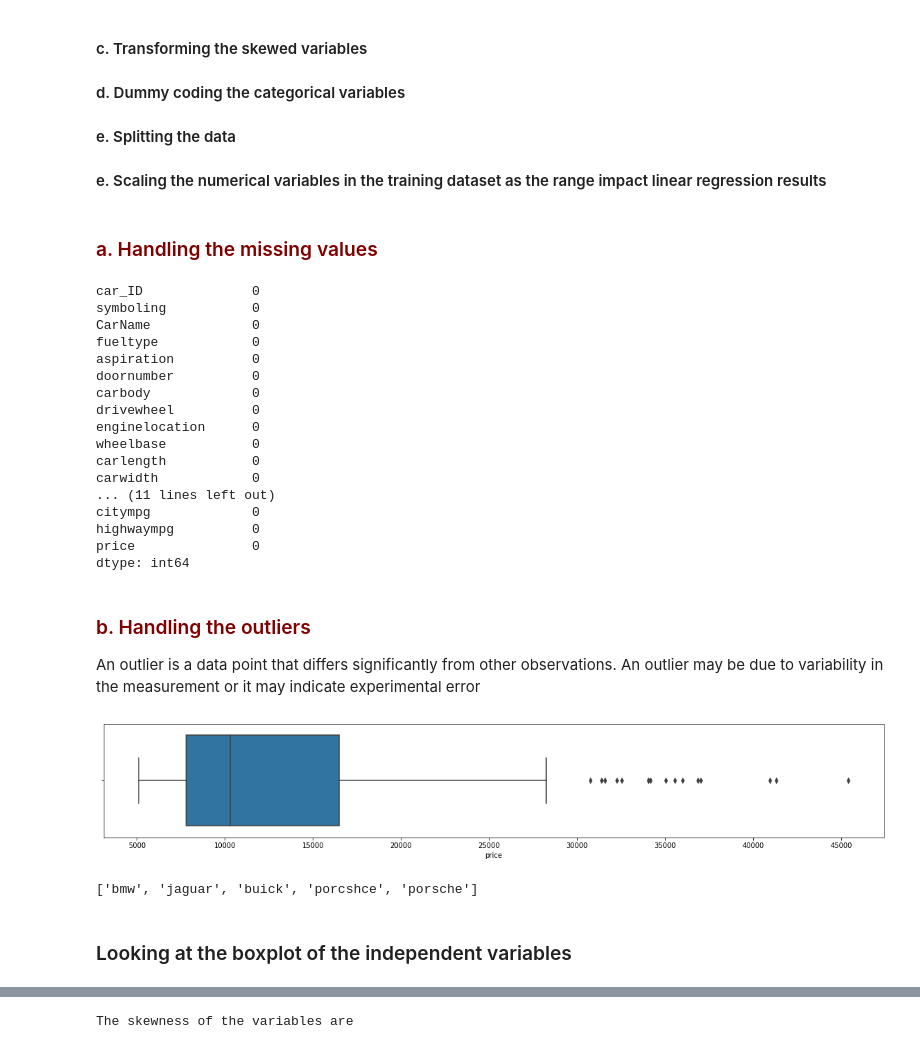
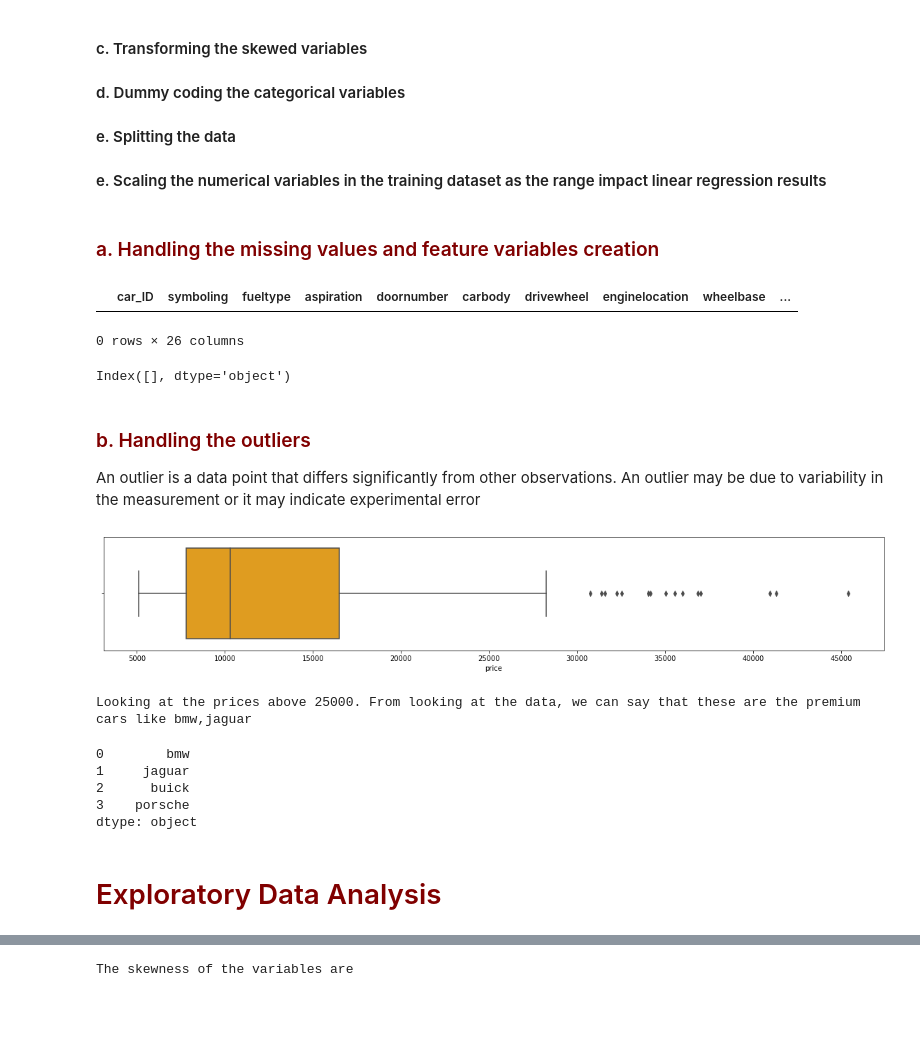
Before and after one commit to HarishPatlolla/Car-price-prediction-using--Ridge-Regression---Lasso-Regression--OLS, a Jupyter notebook: Multiple_Linear_Regression_github.ipynb, the cells around one changed output, grey strips where cells are left out. Saved outputs shown, nothing was run; the diff lists cells and outputs as text; code cells hidden in the pictures; blank space fills up the shorter version.

```diff
--- a/Multiple_Linear_Regression_github.ipynb
+++ b/Multiple_Linear_Regression_github.ipynb
@@ -66,47 +66,55 @@ memory usage: 41.8+ KB
    #### e. Splitting the data
    #### e. Scaling the numerical variables in the training dataset as the range impact linear regression results
 # %% [markdown]
-### <font color="maroon"> a. Handling the missing values
+### <font color="maroon"> a. Handling the missing values and feature variables creation
-# %%
-car_price_data.isna().sum()
-# %% [output]
-car_ID              0
-symboling           0
-CarName             0
-fueltype            0
-aspiration          0
-doornumber          0
-carbody             0
-drivewheel          0
-enginelocation      0
-wheelbase           0
-carlength           0
-carwidth            0
-... (11 lines left out)
-citympg             0
-highwaympg          0
-price               0
-dtype: int64
+# %%
+car_price_data['Company']=car_price_data.CarName.str.split(' ').str[0]
+car_price_data.Company.unique()
+car_price_data.drop(columns=['CarName'],inplace=True)
+
+
+#There are some misspelt words in the data set
+car_price_data.Company.replace('maxda','mazda',inplace=True)
+car_price_data.Company.replace('Nissan','nissan',inplace=True)
+car_price_data.Company.replace('porcshce','porsche',inplace=True)
+car_price_data.Company.replace('toyouta','toyota',inplace=True)
+car_price_data.Company.replace('vokswagen','volkswagen',inplace=True)
+car_price_data.Company.replace('vw','volkswagen',inplace=True)
+
+#Looking if there ae no duplicates in the columns
+car_price_data.loc[car_price_data.duplicated()]
+# %% [output]
+|  | car_ID | symboling | fueltype | aspiration | doornumber | carbody | drivewheel | enginelocation | wheelbase | ... |
+0 rows × 26 columns
+# %%
+#No columns with missing values
+car_price_data.columns[car_price_data.isna().sum()!=0]
+# %% [output]
+Index([], dtype='object')
 # %% [markdown]
 ### <font color="maroon"> b. Handling the outliers
 An outlier is a data point that differs significantly from other observations. An outlier may be due to variability in the measurement or it may indicate experimental error
 # %%
 import matplotlib.pyplot as plt
 import seaborn as sns
 
 #Looking at the boxplot of the target variable
 plt.figure(figsize = (20,3))
-sns.boxplot(x = 'price', data = car_price_data)
+sns.boxplot(x = 'price', data = car_price_data,color="orange")
 plt.show()
+
+print(color.BOLD+'Looking at the prices above 25000. From looking at the data, we can say that these are the premium cars like bmw,jaguar')
+pd.Series(car_price_data[car_price_data['price']>25000]['Company'].str.split(' ').str[0].unique())
 # %% [output]
-[figure, old version]
+[figure, new version]
+Looking at the prices above 25000. From looking at the data, we can say that these are the premium cars like bmw,jaguar
+0        bmw
+1     jaguar
+2      buick
+3    porsche
+dtype: object
-# %%
-#Looking at the prices above 25000. From looking at the data, we can say that these are the premium cars like bmw,jaguar
-car_price_data[car_price_data['price']>25000]['CarName'].str.split(' ').str[0].unique().tolist()
-# %% [output]
-['bmw', 'jaguar', 'buick', 'porcshce', 'porsche']
-# %% [markdown]
-### Looking at the boxplot of the independent variables
+# %% [markdown]
+# <font color="maroon"> Exploratory Data Analysis
 # %%
 car_price_data.drop(columns=['car_ID'],inplace=True)
 # %%
```
Also changed, not shown: parts of 40 cells of this notebook.
